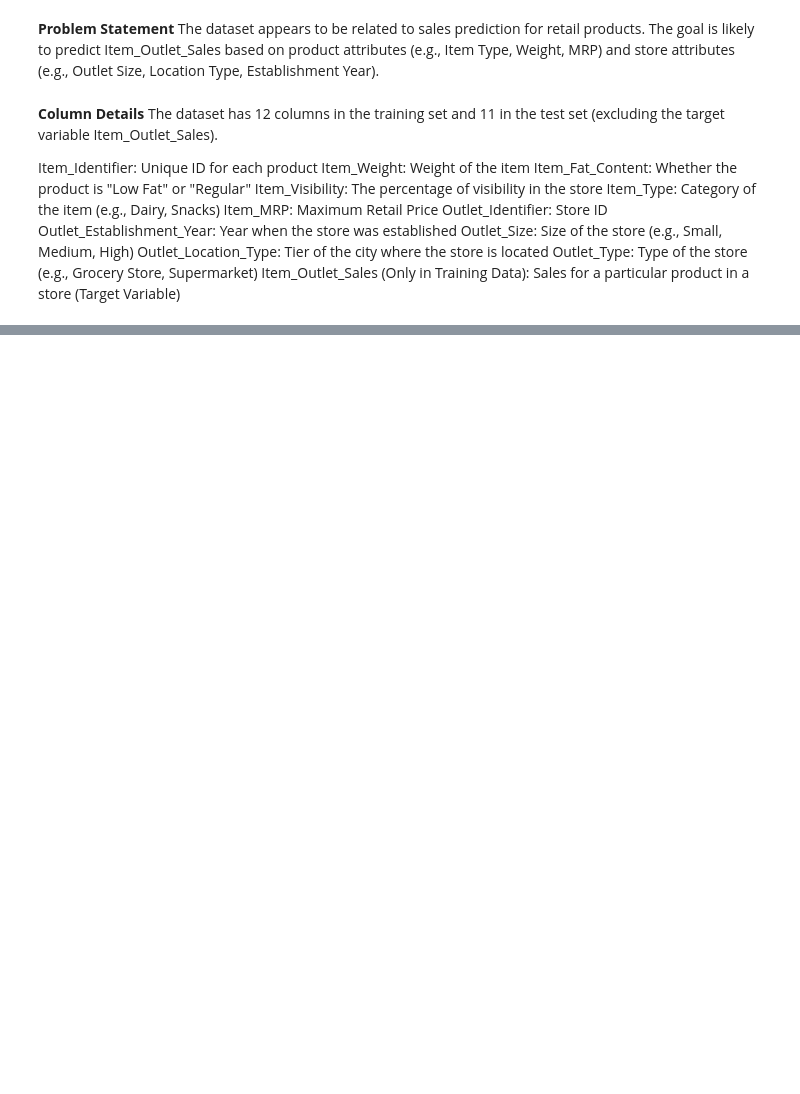
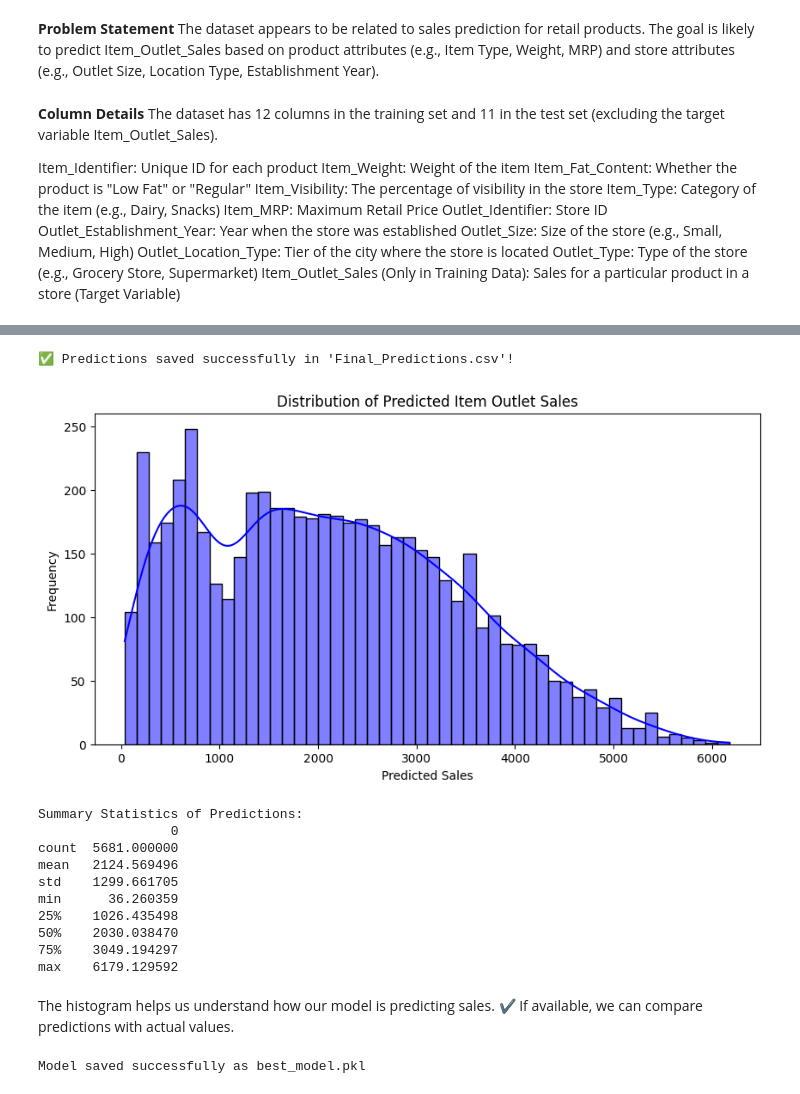
Before and after one commit to Chiranjeevi141004/Chiranjeevi141004, a Jupyter notebook: Project_BM.ipynb, the cells around one changed output, grey strips where cells are left out. Drawn from its saved outputs; the diff is of its cells as text; code cells hidden in the pictures; blank space fills up the shorter version.

```diff
--- a/Project_BM.ipynb
+++ b/Project_BM.ipynb
@@ -174,0 +286,80 @@ print("R2 Score:", r2_score(y_test, y_pred_best))
+# %%
+# Step 15: Prepare the Test Data for Prediction
+
+# Drop unnecessary columns in test set
+test_df_processed = test_df.drop(columns=["Item_Identifier", "Outlet_Identifier"])
+
+# Ensure categorical feature encoding (handling unseen labels)
+from sklearn.preprocessing import LabelEncoder
+
+# Define categorical columns
+cat_cols = ["Item_Fat_Content", "Outlet_Size", "Outlet_Location_Type", "Outlet_Type", "Item_Type"]
+
+# Initialize LabelEncoder and fit on training data
+label_encoders = {}
+for col in cat_cols:
+    le = LabelEncoder()
+    train_df[col] = le.fit_transform(train_df[col])  # Encode train data
+    label_encoders[col] = le  # Store encoder for later use
+
+# Apply the same encoding to test data (handling unseen categories)
+for col in cat_cols:
+    test_df_processed[col] = test_df_processed[col].map(lambda x: label_encoders[col].classes_.tolist().index(x) if x in label_encoders[col].classes_ else -1)
+
+# Selecting features for prediction
+X_test_final = test_df_processed
+
+# Predict using the best trained model
+y_pred_test = best_model.predict(X_test_final)
+
+# Save predictions in a CSV file
+submission = pd.DataFrame({"Item_Identifier": test_df["Item_Identifier"],
+                           "Outlet_Identifier": test_df["Outlet_Identifier"],
+                           "Item_Outlet_Sales": y_pred_test})
+
+submission.to_csv("Final_Predictions.csv", index=False)
+print("✅ Predictions saved successfully in 'Final_Predictions.csv'!")
+# %% [output]
+✅ Predictions saved successfully in 'Final_Predictions.csv'!
+# %%
+# Step 16: Model Evaluation on Test Predictions
+
+# Since we don't have actual sales values for the test data, we will check the distribution
+plt.figure(figsize=(10,5))
+sns.histplot(y_pred_test, bins=50, kde=True, color="blue")
+plt.title("Distribution of Predicted Item Outlet Sales")
+plt.xlabel("Predicted Sales")
+plt.ylabel("Frequency")
+plt.show()
+
+# Checking summary statistics of predictions
+print("Summary Statistics of Predictions:")
+print(pd.DataFrame(y_pred_test).describe())
+
+# If test labels are available (optional, only if ground truth exists)
+# y_test_actual = test_df["Item_Outlet_Sales"]
+# print("Test Set R2 Score:", r2_score(y_test_actual, y_pred_test))
+# %% [output]
+[figure, added]
+Summary Statistics of Predictions:
+                 0
+count  5681.000000
+mean   2124.569496
+std    1299.661705
+min      36.260359
+25%    1026.435498
+50%    2030.038470
+75%    3049.194297
+max    6179.129592
+# %% [markdown]
+The histogram helps us understand how our model is predicting sales.
+✔ If available, we can compare predictions with actual values.
+# %%
+#step 17
+import joblib
+
+# Save the trained model
+joblib.dump(best_model, "best_model.pkl")
+print("Model saved successfully as best_model.pkl")
+# %% [output]
+Model saved successfully as best_model.pkl
```
Also changed, not shown: parts of 15 cells of this notebook.
